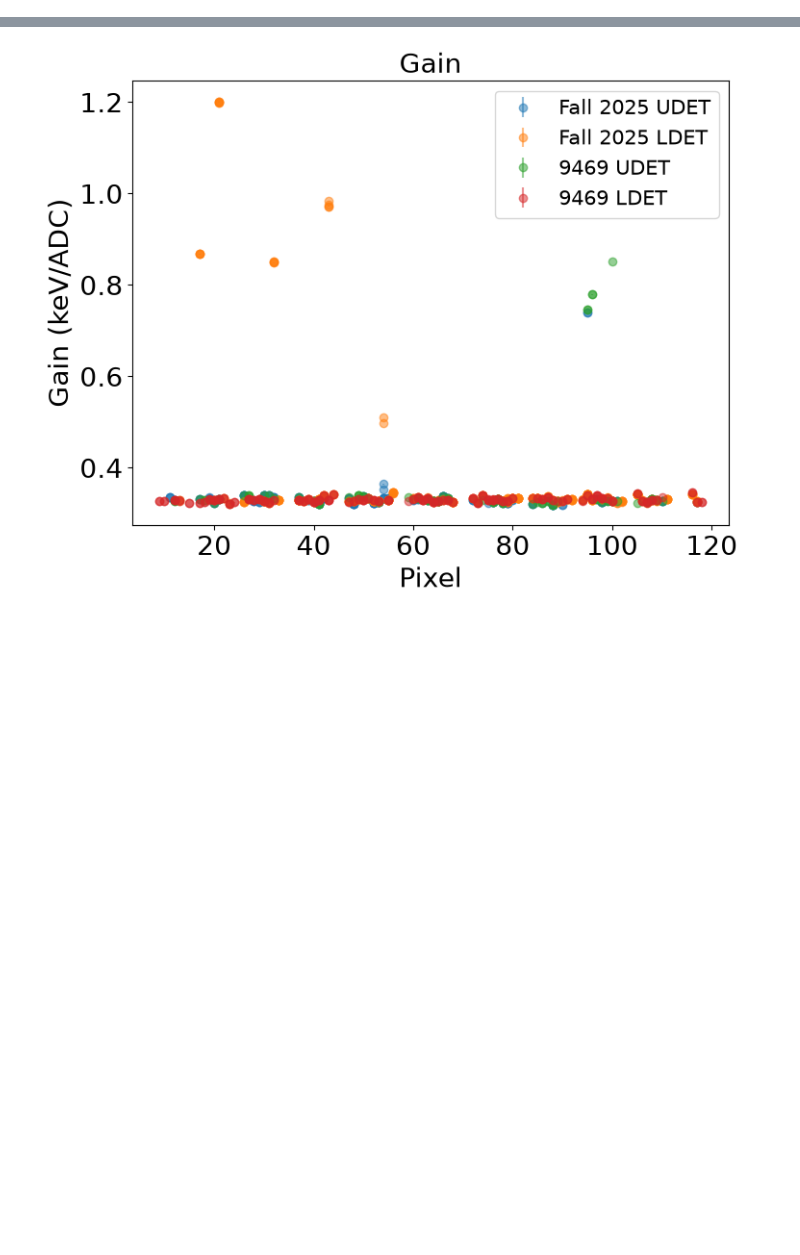
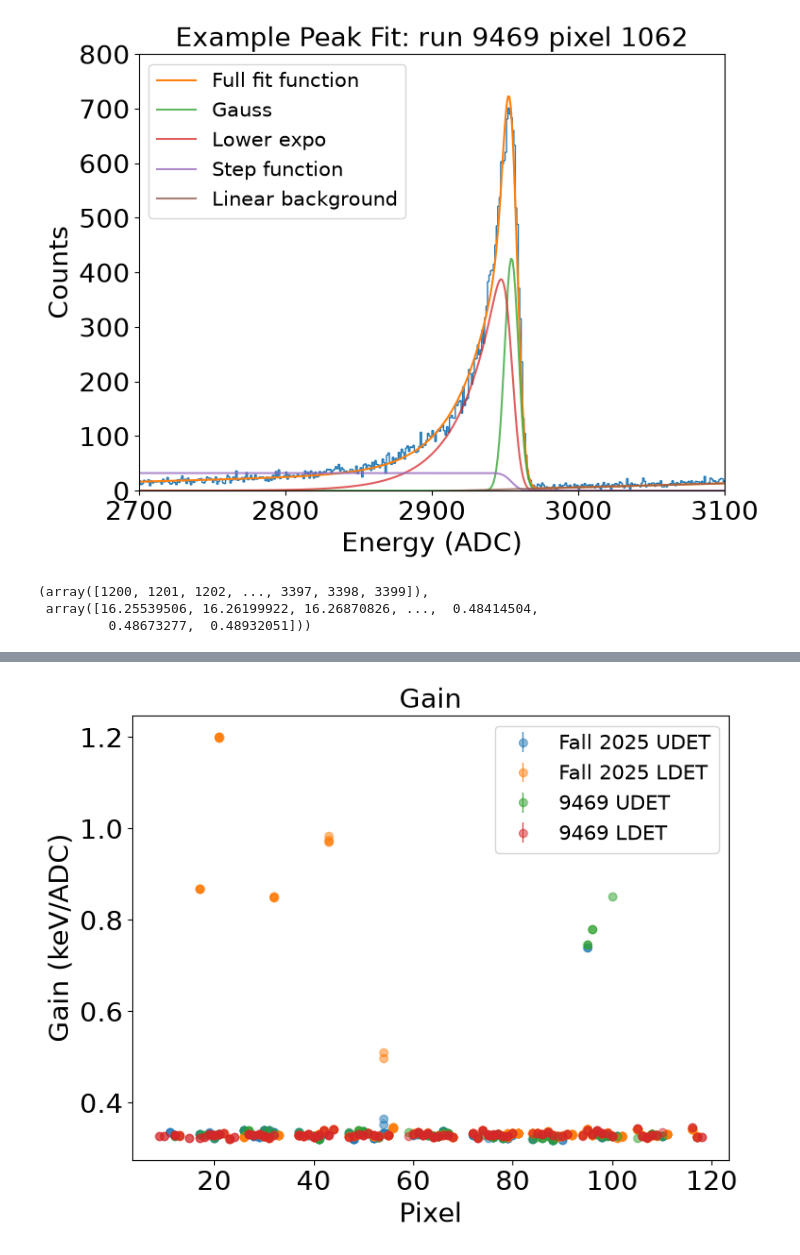
Before and after one commit to arlee-shelby/CalibrationNet, a Jupyter notebook: Untitled.ipynb, the cells around one changed output, grey strips where cells are left out. Saved outputs shown, nothing was run; the diff lists cells and outputs as text; code cells hidden in the pictures; blank space fills up the shorter version.

```diff
--- a/Untitled.ipynb
+++ b/Untitled.ipynb
@@ -5,0 +14,14 @@ import pylab as py
+# %%
+# 1. raw energies for one pixel (the one piece with no query helper yet)
+with get_session() as s:
+    tfo = s.execute(select(TrapFilterOutput)
+        .join(RunPixel, TrapFilterOutput.run_pixel_id == RunPixel.id)
+        .where(RunPixel.run_number == 9469, RunPixel.segment_index == 3,
+               RunPixel.pixel_number == 1062,
+               TrapFilterOutput.label == "nabpy-standard")).scalar_one()
+    data = np.asarray(tfo.energies)
+# %%
+h = np.histogram(data,bins=np.arange(0,4500))
+# %%
+peak_finder = (10,None,20,35,10,None,0.5,None)
+r = ff.get_fit(data, 2600,3050, peak_finder, 1,{"sig1":5.0})
@@ -5,0 +41,25 @@ import pylab as py
+# %%
+nrows,ncols=1,1
+py.figure(figsize=((8)*ncols,(6)*nrows))
+ax=py.subplot(nrows,ncols,1)
+
+ax.stairs(h[0],h[1])
+test_x = np.arange(2600,3100)
+ax.plot(test_x,ff.fit_model(r.params,test_x),label='Full fit function')
+
+z = (test_x-r.params['cen1'])/r.params['sig1']
+
+ax.plot(test_x,ff.gaussian(z,r.params['amp1']*(1-r.params['n1'])),alpha=0.75,label='Gauss')
+ax.plot(test_x,ff.lower_exponential(test_x,r.params['cen1'],r.params['beta'],r.params['sig1'],r.params['amp1']*r.params['n1']),alpha=0.75,label='Lower expo')
+ax.plot(test_x,ff.step_function(test_x,r.params['amp1']*r.params['h1'],r.params['cen1'],r.params['sig1']),alpha=0.75,label='Step function')
+ax.plot(test_x,ff.background(test_x, r.params['slope'], r.params['intercept']),alpha=0.75,label='Linear background')
+ax.set_xlim(2700,3100)
+ax.set_ylim(0,800)
+ax.set_xlabel("Energy (ADC)",fontsize=20)
+ax.set_ylabel("Counts",fontsize=20)
+ax.set_title("Example Peak Fit: run 9469 pixel 1062",fontsize=20)
+ax.legend(fontsize=15)
+ax.tick_params(axis='both', which='major', labelsize=20)
+plt.show()
+# %% [output]
+[figure, added]
@@ -5,0 +69,6 @@ import pylab as py
+# %%
+f
+# %% [output]
+(array([1200, 1201, 1202, ..., 3397, 3398, 3399]),
+ array([16.25539506, 16.26199922, 16.26870826, ...,  0.48414504,
+         0.48673277,  0.48932051]))
```
Also changed, not shown: parts of 22 cells of this notebook, 4 other files.
